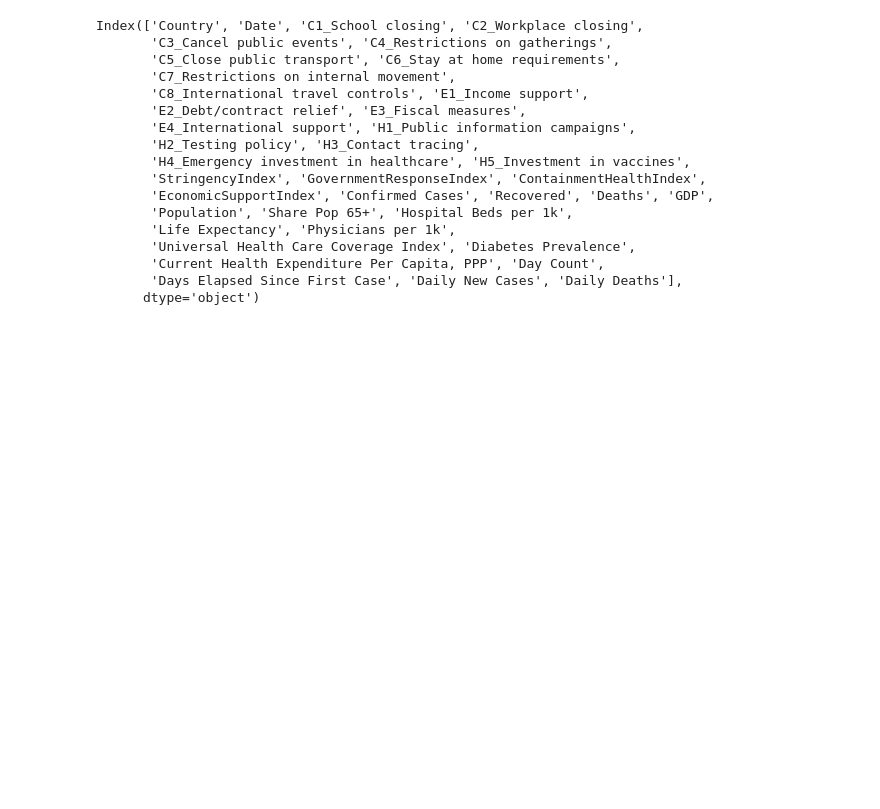
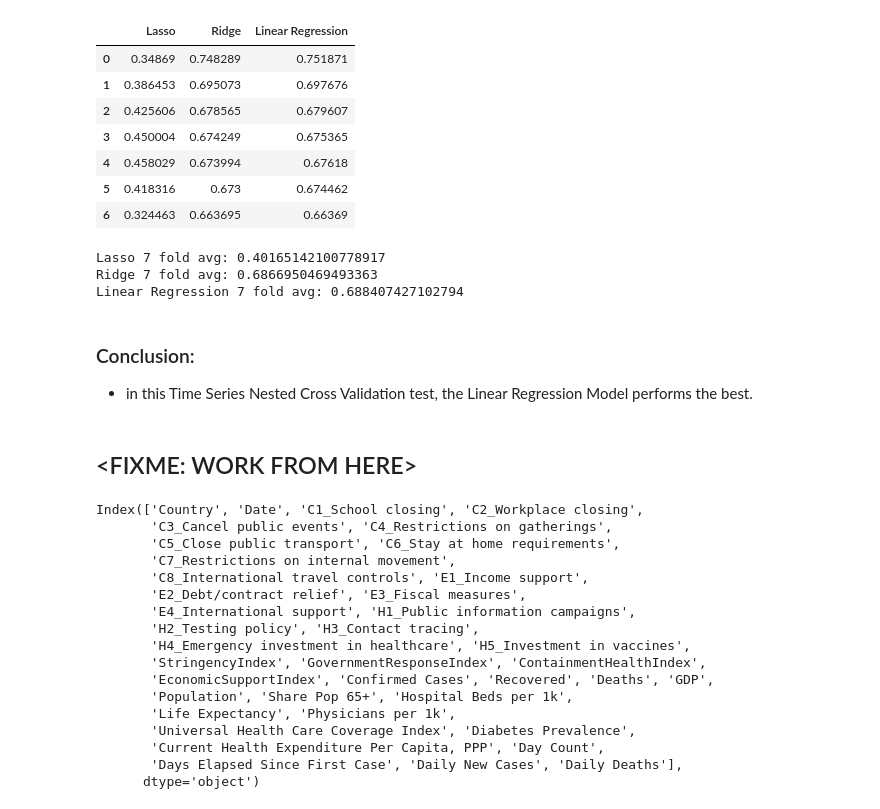
Before and after one commit to rceid/ML_Covid, a Jupyter notebook: scripts/model_fitting.ipynb, the cells around one changed output. Cells and saved outputs as stored; diff of their text form; code cells hidden in the pictures; blank space fills up the shorter version.

```diff
--- a/scripts/model_fitting.ipynb
+++ b/scripts/model_fitting.ipynb
@@ -47,3 +248,36 @@ R2 score: 0.66
+# %%
+# summarizing time seried nested Cross Validation (metric used = R2):
+
+metrics_r2 = pd.DataFrame(columns=['Lasso','Ridge','Linear Regression'])
+for i, mkey in enumerate(results):
+    for key in results[mkey]:
+        metrics_r2.loc[i,key] = results[mkey][key][4]
+metrics_r2
+# %% [output]
+|  | Lasso | Ridge | Linear Regression |
+| 0 | 0.34869 | 0.748289 | 0.751871 |
+| 1 | 0.386453 | 0.695073 | 0.697676 |
+| 2 | 0.425606 | 0.678565 | 0.679607 |
+| 3 | 0.450004 | 0.674249 | 0.675365 |
+| 4 | 0.458029 | 0.673994 | 0.67618 |
+| 5 | 0.418316 | 0.673 | 0.674462 |
+| 6 | 0.324463 | 0.663695 | 0.66369 |
+# %%
+# finding averages across all folds
+
+print("Lasso 7 fold avg:", metrics_r2['Lasso'].mean())
+print("Ridge 7 fold avg:", metrics_r2['Ridge'].mean())
+print("Linear Regression 7 fold avg:", metrics_r2['Linear Regression'].mean() )
+# %% [output]
+Lasso 7 fold avg: 0.40165142100778917
+Ridge 7 fold avg: 0.6866950469493363
+Linear Regression 7 fold avg: 0.688407427102794
+# %% [markdown]
+### Conclusion:
+
+- in this Time Series Nested Cross Validation test, the Linear Regression Model performs the best.
+# %% [markdown]
+## <FIXME: WORK FROM HERE>
 # %%
 df.columns
 # %% [output]
```
Also changed, not shown: parts of 8 cells of this notebook.
